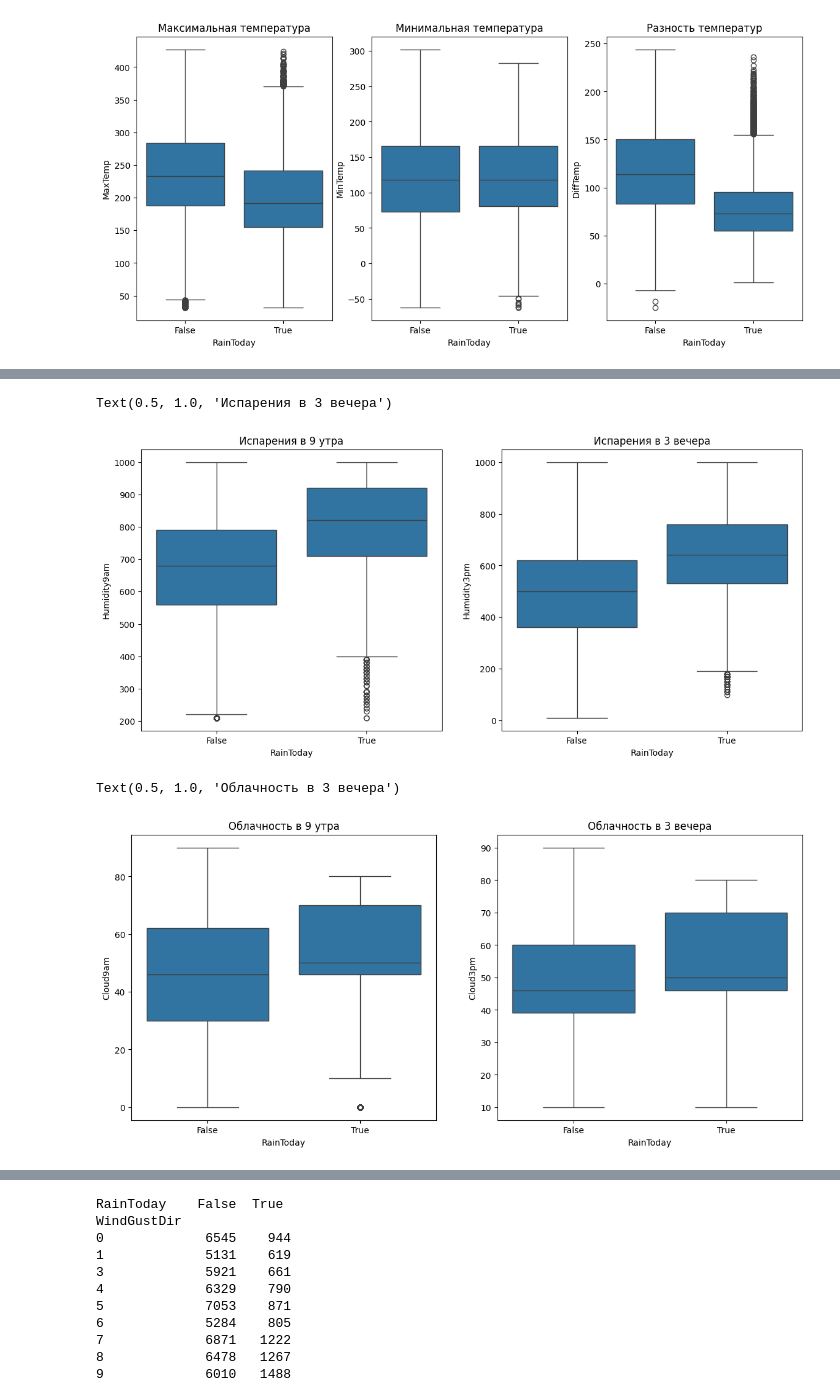
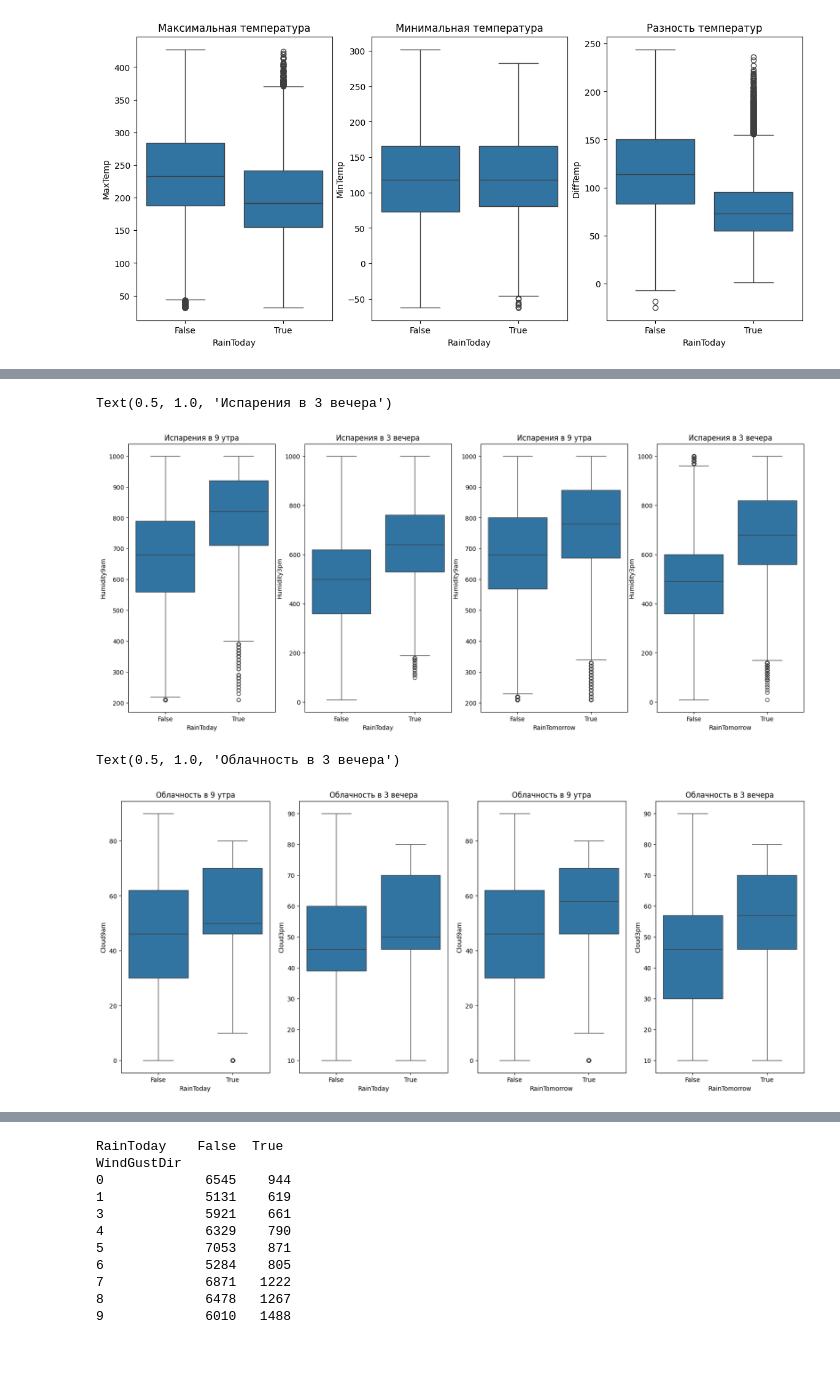
Before and after one commit to TimeFixer/OMGTUSem4, a Jupyter notebook: ML/2.ipynb, the cells around one changed output, grey strips where cells are left out. Saved outputs shown, nothing was run; the diff lists cells and outputs as text; code cells hidden in the pictures; blank space fills up the shorter version.

```diff
--- a/ML/2.ipynb
+++ b/ML/2.ipynb
@@ -594,24 +608,36 @@ Text(0.5, 1.0, 'Разность температур')
 # %%
-fig, axes = plt.subplots(1, 2, figsize=(14, 6))
+fig, axes = plt.subplots(1, 4, figsize=(20, 8))
 
 sns.boxplot(ax=axes[0], x='RainToday', y='Humidity9am', data=filteredata)
 axes[0].set_title('Испарения в 9 утра')
 
 sns.boxplot(ax=axes[1], x='RainToday', y='Humidity3pm', data=filteredata)
 axes[1].set_title('Испарения в 3 вечера')
+
+sns.boxplot(ax=axes[2], x='RainTomorrow', y='Humidity9am', data=filteredata)
+axes[2].set_title('Испарения в 9 утра')
+
+sns.boxplot(ax=axes[3], x='RainTomorrow', y='Humidity3pm', data=filteredata)
+axes[3].set_title('Испарения в 3 вечера')
 # %% [output]
 Text(0.5, 1.0, 'Испарения в 3 вечера')
-[figure, old version]
+[figure, new version]
 # %%
-fig, axes = plt.subplots(1, 2, figsize=(14, 6))
+fig, axes = plt.subplots(1, 4, figsize=(20, 8))
 
 sns.boxplot(ax=axes[0], x='RainToday', y='Cloud9am', data=filteredata)
 axes[0].set_title('Облачность в 9 утра')
 
 sns.boxplot(ax=axes[1], x='RainToday', y='Cloud3pm', data=filteredata)
 axes[1].set_title('Облачность в 3 вечера')
+
+sns.boxplot(ax=axes[2], x='RainTomorrow', y='Cloud9am', data=filteredata)
+axes[2].set_title('Облачность в 9 утра')
+
+sns.boxplot(ax=axes[3], x='RainTomorrow', y='Cloud3pm', data=filteredata)
+axes[3].set_title('Облачность в 3 вечера')
 # %% [output]
 Text(0.5, 1.0, 'Облачность в 3 вечера')
-[figure, old version]
+[figure, new version]
 # %%
 
```
Also changed, not shown: parts of 5 cells of this notebook.
